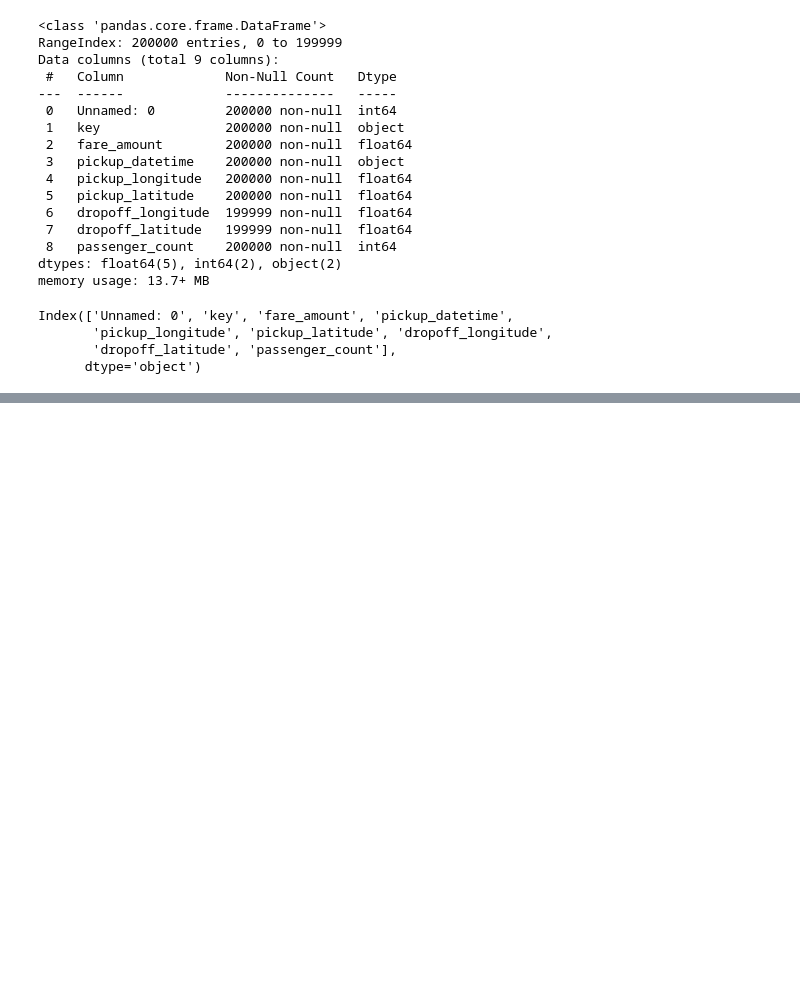
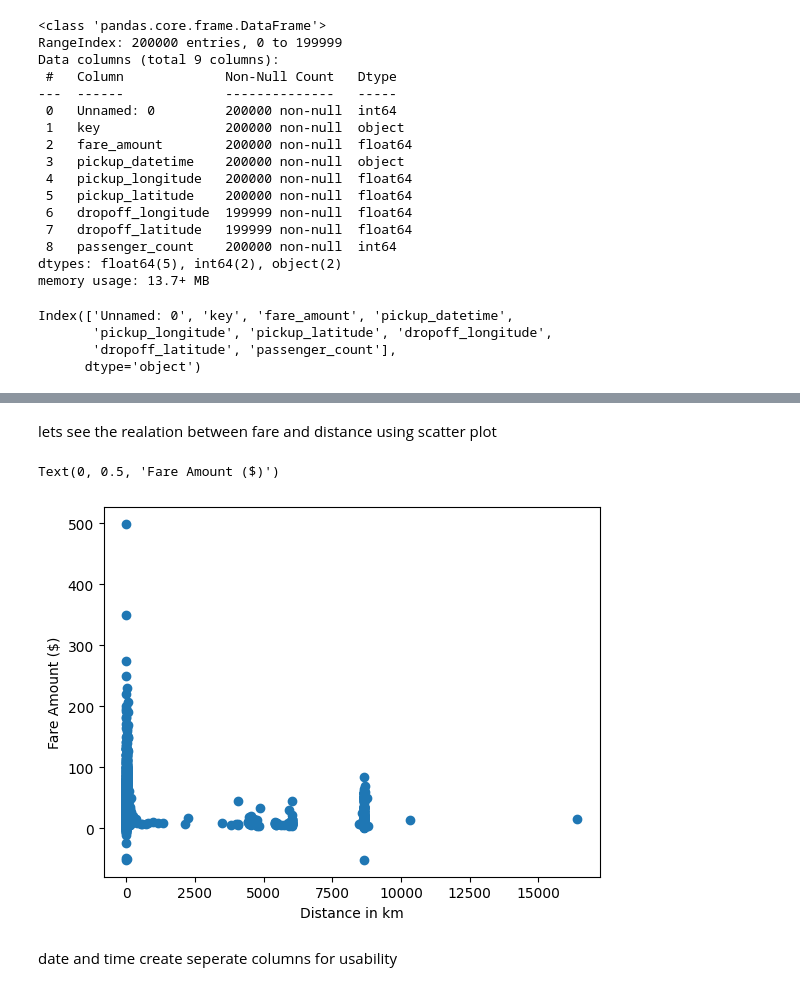
Before and after one commit to GauravAmbekar12/Uber_User_price_predition, a Jupyter notebook: file.ipynb, the cells around one changed output, grey strips where cells are left out. Drawn from its saved outputs; the diff is of its cells as text; code cells hidden in the pictures; blank space fills up the shorter version.

```diff
--- a/file.ipynb
+++ b/file.ipynb
@@ -65,0 +89,2 @@ import matplotlib.pyplot as plt
+# %%
+df.dropna(axis=0,inplace=True)
@@ -65,0 +95,20 @@ import matplotlib.pyplot as plt
+# %%
+#create the function
+
+def dist(lon1,lon2,lat1,lat2): #pickup and drop latitude and longitude
+    #these values are in degree so convert into meter
+    lon1,lon2,lat1,lat2 = map(np.radians,[lon1,lon2,lat1,lat2]) #degree to radians
+
+    lon_dif = lon2 -lon1
+    lat_dif = lat2 - lat1
+    #Haversine formula
+
+    dist_km = 2 * 6371 * np.arcsin(np.sqrt(np.sin(lat_dif/2.0)**2 + np.cos(lat1) * np.cos(lat2) * np.sin(lon_dif/2.0)**2))
+
+    return dist_km
+# %%
+# pass the values
+
+distance_km = dist(df['pickup_longitude'],df['dropoff_longitude'],df['pickup_latitude'],df['dropoff_latitude'])
+# %%
+df['distance_km'] = distance_km
@@ -65,0 +124,12 @@ import matplotlib.pyplot as plt
+# %% [markdown]
+lets see the realation between fare and distance
+using scatter plot
+# %%
+plt.scatter(df['distance_km'],df['fare_amount'])
+plt.xlabel('Distance in km')
+plt.ylabel('Fare Amount ($)')
+# %% [output]
+Text(0, 0.5, 'Fare Amount ($)')
+[figure, added]
+# %% [markdown]
+date and time create seperate columns for usability
```
Also changed, not shown: parts of 52 cells of this notebook.
